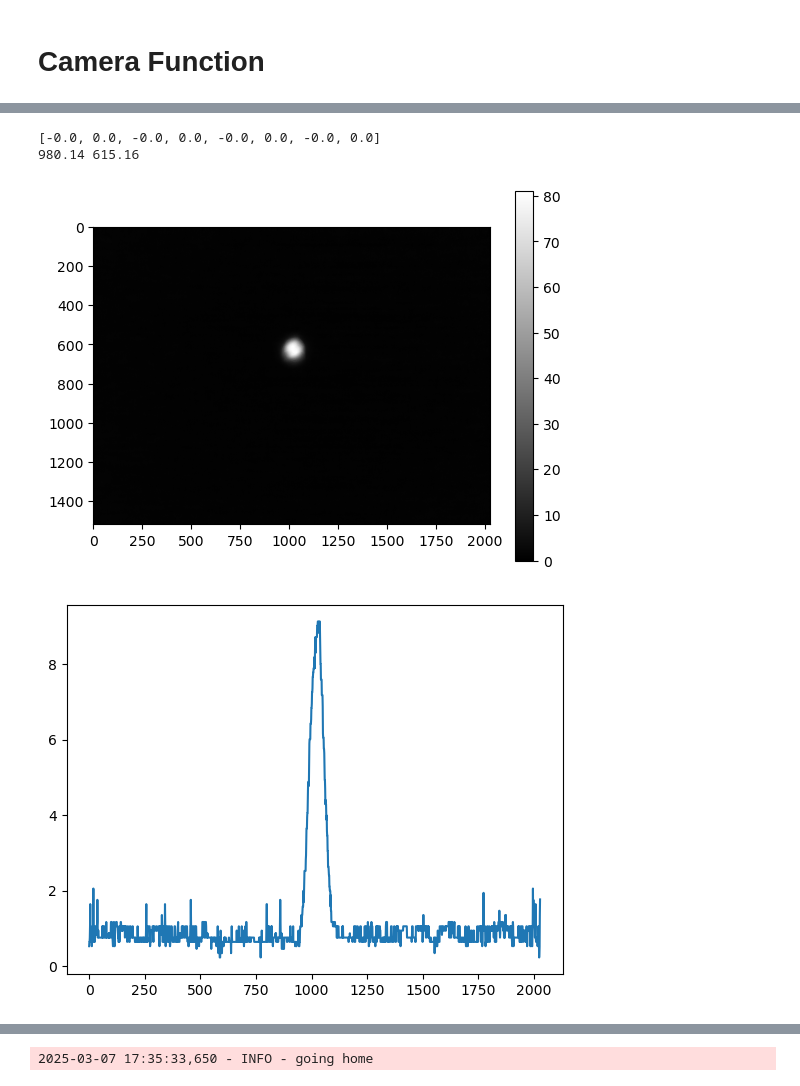
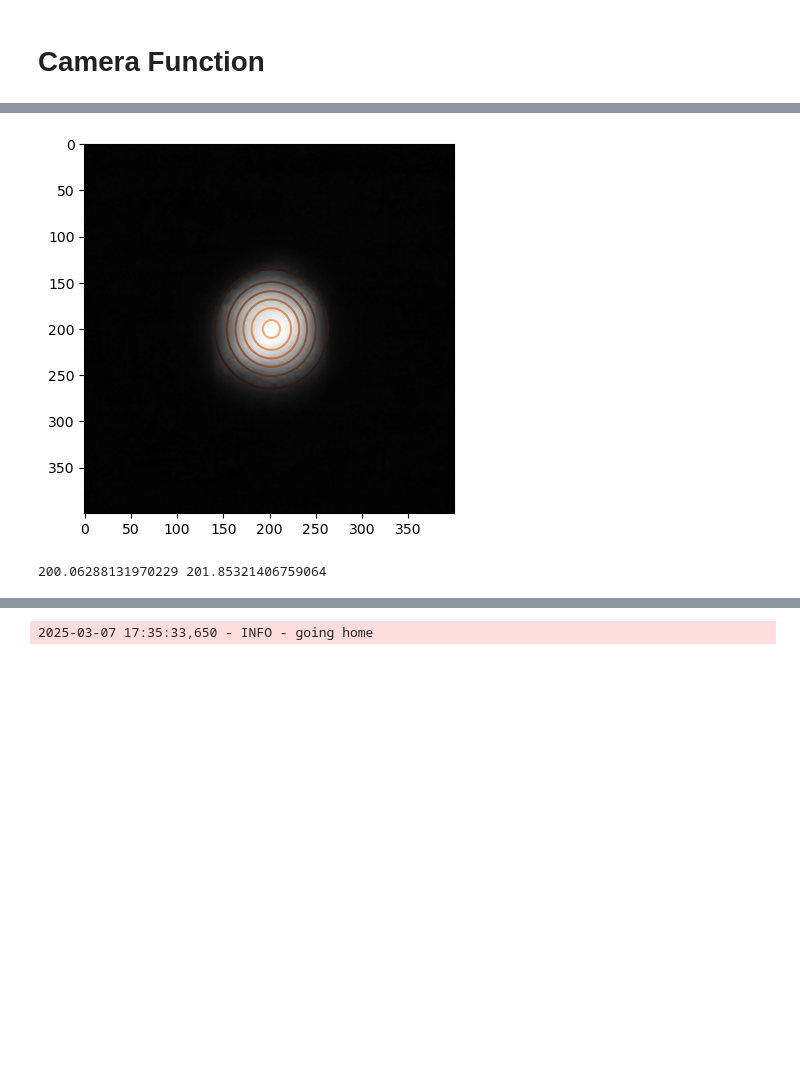
Before and after one commit to Stockholm254/servotest, a Jupyter notebook: src/expctl/servers/servoaligner/test.ipynb, the cells around one changed output, grey strips where cells are left out. Drawn from its saved outputs; the diff is of its cells as text; code cells hidden in the pictures; blank space fills up the shorter version.

```diff
--- a/src/expctl/servers/servoaligner/test.ipynb
+++ b/src/expctl/servers/servoaligner/test.ipynb
@@ -895,48 +980,45 @@ picam2.start()
 # %%
 #mirror spacing
 x1 = 0.155
 x2 = 0.27
 x3 = 0.14
 x4 = 0.15
 #lens spacing
 dy0 = 0.36
 dy1 = 0.16
 #focal length
 fl1 = 0.205
 fl2 = 0.145
 fl3 = 1
 #MOT and Cavity
 MOT_pos_1=0
 Cav_pos_1=0
 
 MOT_pos_2=0
 Cav_pos_2=0
 
 MOT_pos_rel = 0.195
 MOT_Cav_dist = -0.044
 
 params={'x1':x1, 'x2':x2, 'x3': x3, 'x4':x4, 'dy0':dy0, 'dy1':dy1, 'fl1': fl1, 'fl2': fl2, 'fl3': fl3, 'MOT_pos_rel': MOT_pos_rel, 'MOT_Cav_dist': MOT_Cav_dist, 'MOT_pos_1': MOT_pos_1, 'Cav_pos_1': Cav_pos_1, 'MOT_pos_2': MOT_pos_2, 'Cav_pos_2': Cav_pos_2}
+
+knob_deg_list=angle_calc_single(params)
+servos.set_angle(knob_deg_list)
+
+data=picam2.capture_array()
+data = data[..., :3] @ [0.2989, 0.5870, 0.1140]
+params_g = fitgaussian(data)
+fit = gaussian(*params_g)
+
+plt.figure()
+plt.imshow(data, cmap=plt.cm.gray)
+plt.contour(fit(*np.indices(data.shape)), cmap=plt.cm.copper)
+
+plt.show()
+
+(height, x_cen, y_cen, width_x, width_y) = params_g
+
+print(x_cen, y_cen)
+# %% [output]
+[figure, added]
+200.06288131970229 201.85321406759064
-# %%
-knob_deg_list=angle_calc_single(params)
-print(knob_deg_list)
-
-servos.set_angle(knob_deg_list)
-
-data=picam2.capture_array()
-x_c, y_c = centroid(data)
-print(x_c, y_c)
-
-plt.figure()
-data = data[..., :3] @ [0.2989, 0.5870, 0.1140]
-plt.imshow(data, cmap='gray')
-plt.colorbar()
-plt.show()
-
-plt.figure()
-plt.plot(data[700,:])
-plt.show()
-# %% [output]
-[-0.0, 0.0, -0.0, 0.0, -0.0, 0.0, -0.0, 0.0]
-980.14 615.16
-[figure, removed]
-[figure, removed]
```
Also changed, not shown: parts of 11 cells of this notebook, 2 other files.
